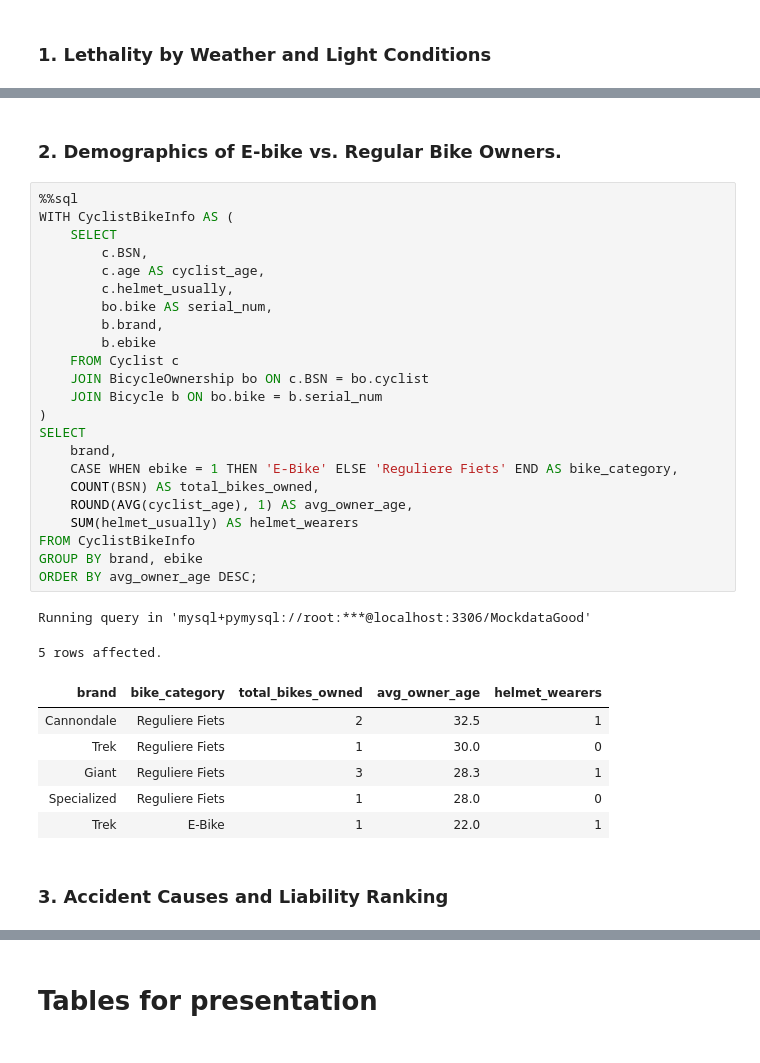
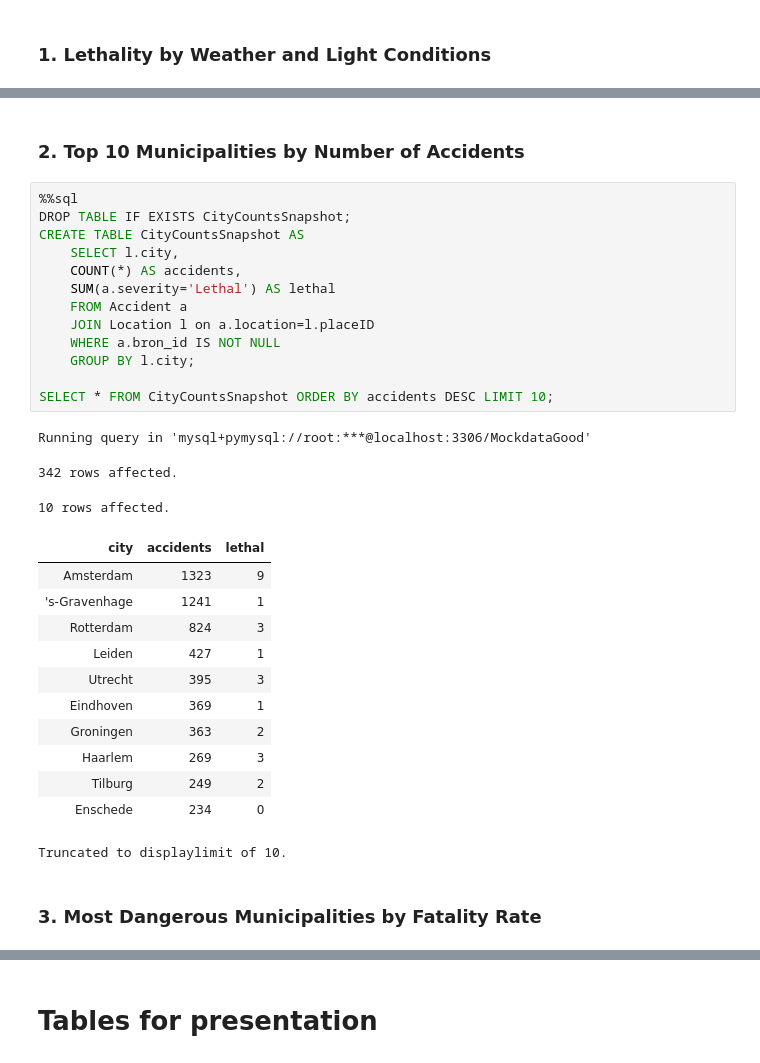
Before and after one commit to almadav0010/Databases_BikeAccidents, a Jupyter notebook: Week3/input_data.ipynb, the cells around one changed output, grey strips where cells are left out. Saved outputs shown, nothing was run; the diff lists cells and outputs as text.

```diff
--- a/Week3/input_data.ipynb
+++ b/Week3/input_data.ipynb
@@ -522,40 +517,37 @@ Running query in 'mysql+pymysql://root:***@localhost:3306/MockdataGood'
 | Rain | 1 | 1045 | 4 | 0.38 | 7 |
 | Unknown | 1 | 784 | 2 | 0.26 | 8 |
 # %% [markdown]
-### 2. Demographics of E-bike vs. Regular Bike Owners.
+### 2. Top 10 Municipalities by Number of Accidents
 # %%
 %%sql
-WITH CyclistBikeInfo AS (
-    SELECT
-        c.BSN,
-        c.age AS cyclist_age,
-        c.helmet_usually,
-        bo.bike AS serial_num,
-        b.brand,
-        b.ebike
-    FROM Cyclist c
-    JOIN BicycleOwnership bo ON c.BSN = bo.cyclist
-    JOIN Bicycle b ON bo.bike = b.serial_num
-)
-SELECT
-    brand,
-    CASE WHEN ebike = 1 THEN 'E-Bike' ELSE 'Reguliere Fiets' END AS bike_category,
-    COUNT(BSN) AS total_bikes_owned,
-    ROUND(AVG(cyclist_age), 1) AS avg_owner_age,
-    SUM(helmet_usually) AS helmet_wearers
-FROM CyclistBikeInfo
-GROUP BY brand, ebike
-ORDER BY avg_owner_age DESC;
+DROP TABLE IF EXISTS CityCountsSnapshot;
+CREATE TABLE CityCountsSnapshot AS
+    SELECT l.city,
+    COUNT(*) AS accidents,
+    SUM(a.severity='Lethal') AS lethal
+    FROM Accident a
+    JOIN Location l on a.location=l.placeID
+    WHERE a.bron_id IS NOT NULL
+    GROUP BY l.city;
+
+SELECT * FROM CityCountsSnapshot ORDER BY accidents DESC LIMIT 10;
 # %% [output]
 Running query in 'mysql+pymysql://root:***@localhost:3306/MockdataGood'
-5 rows affected.
+342 rows affected.
+10 rows affected.
-| brand | bike_category | total_bikes_owned | avg_owner_age | helmet_wearers |
-| Cannondale | Reguliere Fiets | 2 | 32.5 | 1 |
-| Trek | Reguliere Fiets | 1 | 30.0 | 0 |
-| Giant | Reguliere Fiets | 3 | 28.3 | 1 |
-| Specialized | Reguliere Fiets | 1 | 28.0 | 0 |
-| Trek | E-Bike | 1 | 22.0 | 1 |
+| city | accidents | lethal |
+| Amsterdam | 1323 | 9 |
+| 's-Gravenhage | 1241 | 1 |
+| Rotterdam | 824 | 3 |
+| Leiden | 427 | 1 |
+| Utrecht | 395 | 3 |
+| Eindhoven | 369 | 1 |
+| Groningen | 363 | 2 |
+| Haarlem | 269 | 3 |
+| Tilburg | 249 | 2 |
+| Enschede | 234 | 0 |
+Truncated to displaylimit of 10.
 # %% [markdown]
-### 3. Accident Causes and Liability Ranking
+### 3. Most Dangerous Municipalities by Fatality Rate
 # %%
 %%sql
```
Also changed, not shown: parts of 8 cells of this notebook.
